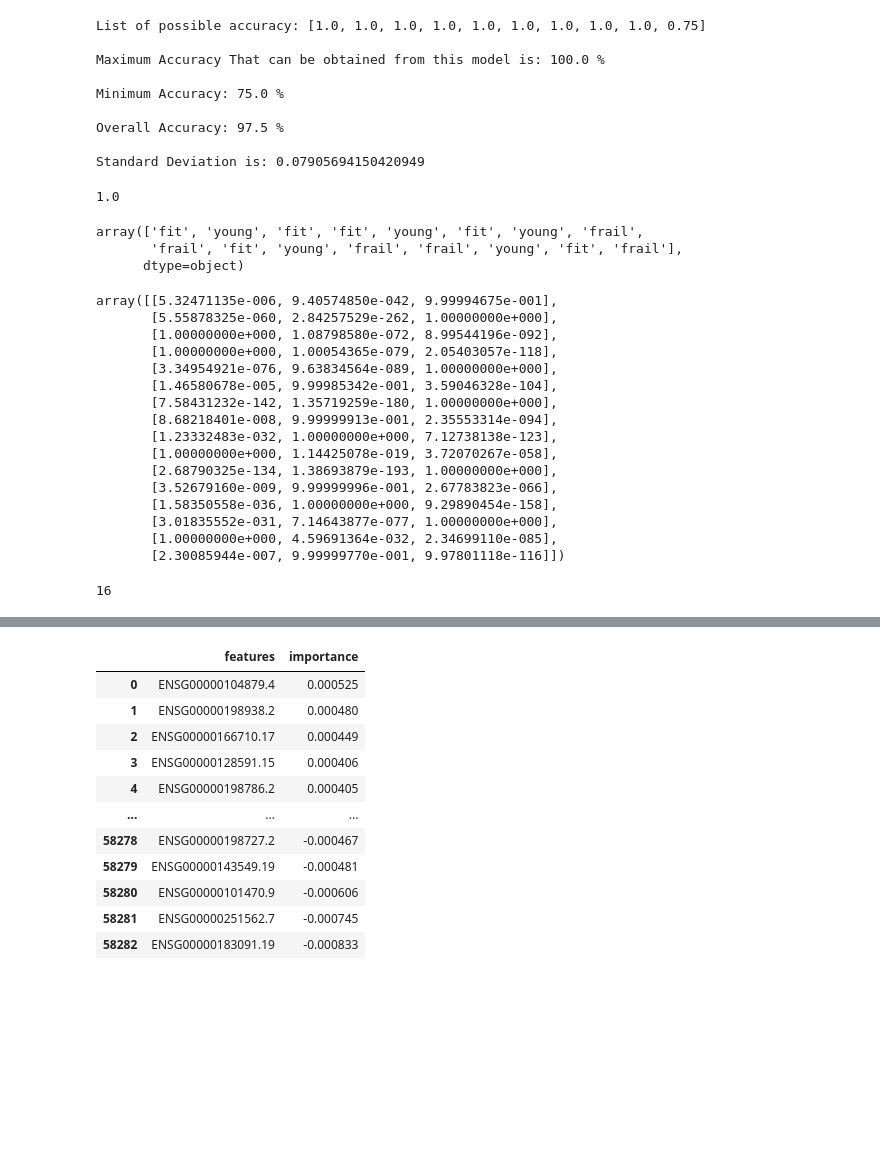
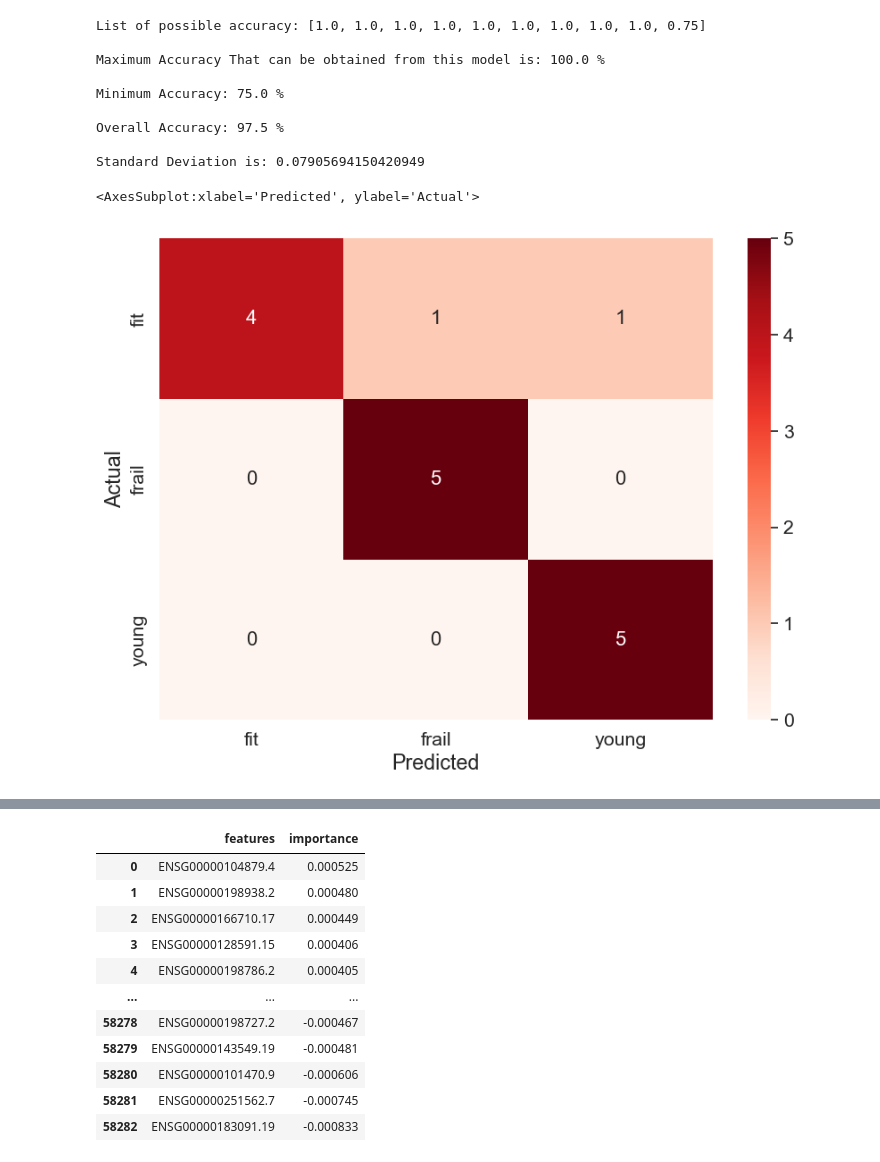
Before and after one commit to shehbeel/frailty-clinical-model, a Jupyter notebook: analyses/01-frailty-modeling/01-frailty-ml-model.ipynb, the cells around one changed output, grey strips where cells are left out. Drawn from its saved outputs; the diff is of its cells as text; code cells hidden in the pictures; blank space fills up the shorter version.

```diff
--- a/analyses/01-frailty-modeling/01-frailty-ml-model.ipynb
+++ b/analyses/01-frailty-modeling/01-frailty-ml-model.ipynb
@@ -213,37 +213,17 @@ Minimum Accuracy: 75.0 %
 Overall Accuracy: 97.5 %
 
 Standard Deviation is: 0.07905694150420949
-# %%
-lr.predict_proba(X_test)[6][2]
-# %% [output]
-1.0
-# %%
-y_test
-# %% [output]
-array(['fit', 'young', 'fit', 'fit', 'young', 'fit', 'young', 'frail',
-       'frail', 'fit', 'young', 'frail', 'frail', 'young', 'fit', 'frail'],
-      dtype=object)
-# %%
-lr.predict_proba(X_test)
-# %% [output]
-array([[5.32471135e-006, 9.40574850e-042, 9.99994675e-001],
-       [5.55878325e-060, 2.84257529e-262, 1.00000000e+000],
-       [1.00000000e+000, 1.08798580e-072, 8.99544196e-092],
-       [1.00000000e+000, 1.00054365e-079, 2.05403057e-118],
-       [3.34954921e-076, 9.63834564e-089, 1.00000000e+000],
-       [1.46580678e-005, 9.99985342e-001, 3.59046328e-104],
-       [7.58431232e-142, 1.35719259e-180, 1.00000000e+000],
-       [8.68218401e-008, 9.99999913e-001, 2.35553314e-094],
-       [1.23332483e-032, 1.00000000e+000, 7.12738138e-123],
-       [1.00000000e+000, 1.14425078e-019, 3.72070267e-058],
-       [2.68790325e-134, 1.38693879e-193, 1.00000000e+000],
-       [3.52679160e-009, 9.99999996e-001, 2.67783823e-066],
-       [1.58350558e-036, 1.00000000e+000, 9.29890454e-158],
-       [3.01835552e-031, 7.14643877e-077, 1.00000000e+000],
-       [1.00000000e+000, 4.59691364e-032, 2.34699110e-085],
-       [2.30085944e-007, 9.99999770e-001, 9.97801118e-116]])
-# %%
-len(X_test)
-# %% [output]
-16
+# %%
+# Build confusion matrix
+y_pred = lr.predict(X_test)
+cm = confusion_matrix(y_test, y_pred)
+cm = pd.DataFrame(cm, columns=np.unique(y_test), index = np.unique(y_test))
+cm.index.name = 'Actual'
+cm.columns.name = 'Predicted'
+plt.figure(figsize = (10,7))
+sns.set(font_scale=1.4)#for label size
+sns.heatmap(cm, cmap="Reds", annot=True,annot_kws={"size": 16})# font size
+# %% [output]
+<AxesSubplot:xlabel='Predicted', ylabel='Actual'>
+[figure, added]
 # %%
```
Also changed, not shown: parts of 13 cells of this notebook.
